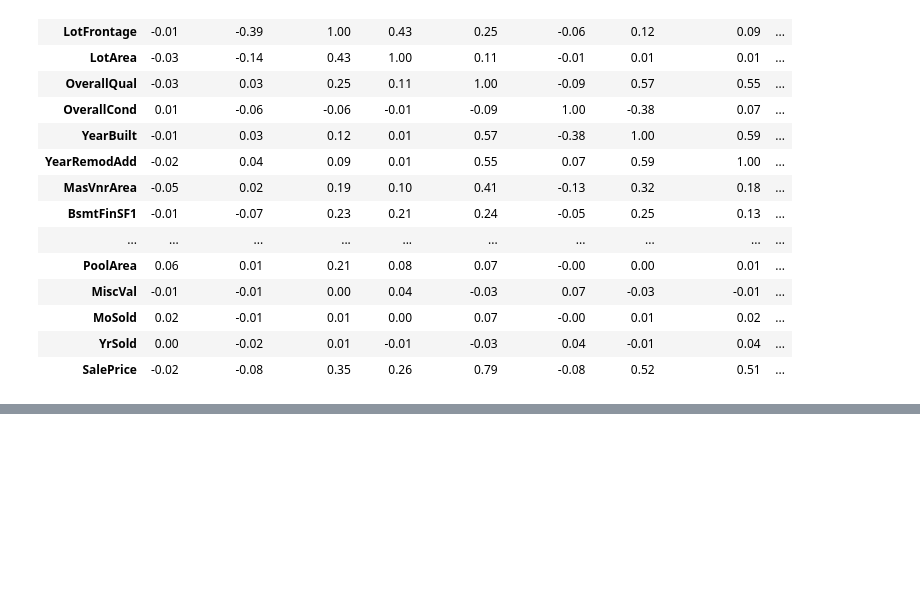
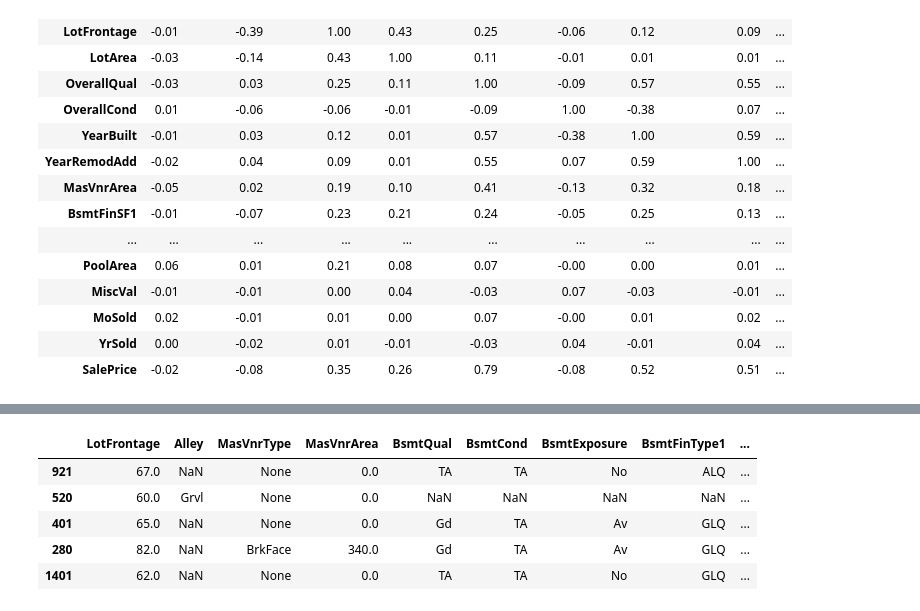
Before and after one commit to WillArevalo/Machine_Learning_works, a Jupyter notebook: Trees & Random Forests.ipynb, the cells around one changed output, grey strips where cells are left out. Drawn from its saved outputs; the diff is of its cells as text; code cells hidden in the pictures; blank space fills up the shorter version.

```diff
--- a/Trees & Random Forests.ipynb
+++ b/Trees & Random Forests.ipynb
@@ -98,0 +211,9 @@ corr.style.background_gradient(cmap='coolwarm').set_precision(2)
+# %%
+X_train[columns_with_nulls].head()
+# %% [output]
+|  | LotFrontage | Alley | MasVnrType | MasVnrArea | BsmtQual | BsmtCond | BsmtExposure | BsmtFinType1 | ... |
+| 921 | 67.0 | NaN | None | 0.0 | TA | TA | No | ALQ | ... |
+| 520 | 60.0 | Grvl | None | 0.0 | NaN | NaN | NaN | NaN | ... |
+| 401 | 65.0 | NaN | None | 0.0 | Gd | TA | Av | GLQ | ... |
+| 280 | 82.0 | NaN | BrkFace | 340.0 | Gd | TA | Av | GLQ | ... |
+| 1401 | 62.0 | NaN | None | 0.0 | TA | TA | No | GLQ | ... |
```
Also changed, not shown: parts of 50 cells of this notebook.
